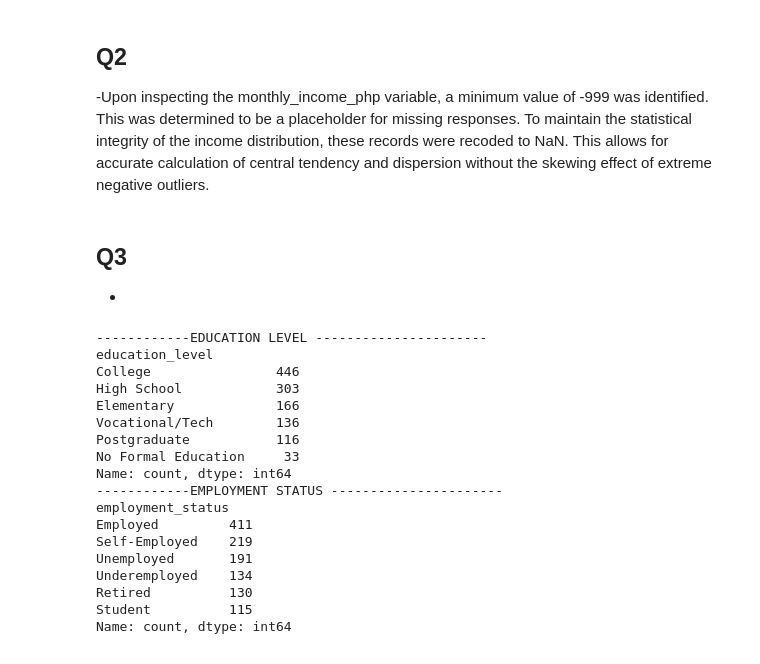
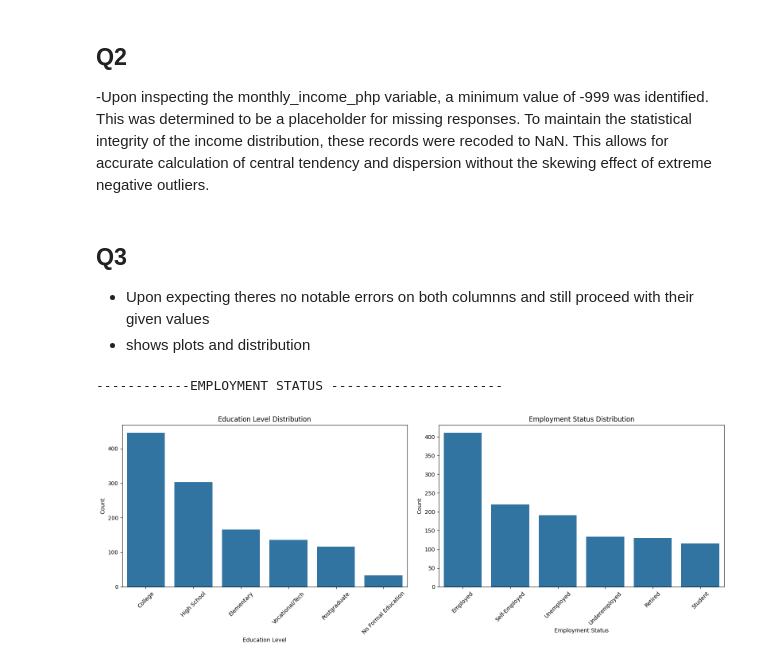
Before and after one commit to Wewds1/EDA, a Jupyter notebook: Ph_survey/notebooks/main.ipynb, the cells around one changed output. Cells and saved outputs as stored; diff of their text form; code cells hidden in the pictures.

```diff
--- a/Ph_survey/notebooks/main.ipynb
+++ b/Ph_survey/notebooks/main.ipynb
@@ -47,34 +47,42 @@ df_copy.loc[df_copy['monthly_income_php'] < 0, 'monthly_income_php'] = np.nan
 df_copy.head()
 # %% [markdown]
 ## Q3
--
+- Upon expecting theres no notable errors on both columnns and still proceed with their given values
+- shows plots and distribution
 # %%
 
 # df_copy.describe()
 
 # df_copy.info()
 
-print("------------EDUCATION LEVEL ----------------------")
-print(df_copy['education_level'].value_counts())
+import os
+
+os.makedirs('../output', exist_ok=True)
+
+
+fig, axes = plt.subplots(1, 2, figsize=(16,6))
+
+# print("------------EDUCATION LEVEL ----------------------")
+edu_counts = df_copy['education_level'].value_counts(dropna=False)
+sns.barplot(x=edu_counts.index, y=edu_counts.values, ax=axes[0])
+axes[0].set_title('Education Level Distribution')
+axes[0].set_xlabel('Education Level')
+axes[0].set_ylabel('Count')
+axes[0].tick_params(axis='x', rotation=45)
 
 print("------------EMPLOYMENT STATUS ----------------------")
-print(df_copy['employment_status'].value_counts())
+employment_counts = df_copy['employment_status'].value_counts(dropna=False)
+sns.barplot(x=employment_counts.index, y=employment_counts.values, ax=axes[1])
+axes[1].set_title('Employment Status Distribution')
+axes[1].set_xlabel('Employment Status')
+axes[1].set_ylabel('Count')
+axes[1].tick_params(axis='x', rotation=45)
+
+plt.tight_layout()
+
+output_path = '../output/q3.png'
+plt.savefig(output_path)
+plt.show()
 # %% [output]
-------------EDUCATION LEVEL ----------------------
-education_level
-College                446
-High School            303
-Elementary             166
-Vocational/Tech        136
-Postgraduate           116
-No Formal Education     33
-Name: count, dtype: int64
 ------------EMPLOYMENT STATUS ----------------------
-employment_status
-Employed         411
-Self-Employed    219
-Unemployed       191
-Underemployed    134
-Retired          130
-Student          115
-Name: count, dtype: int64
+[figure, added]
```
Also changed, not shown: parts of 4 cells of this notebook, 4 other files.
